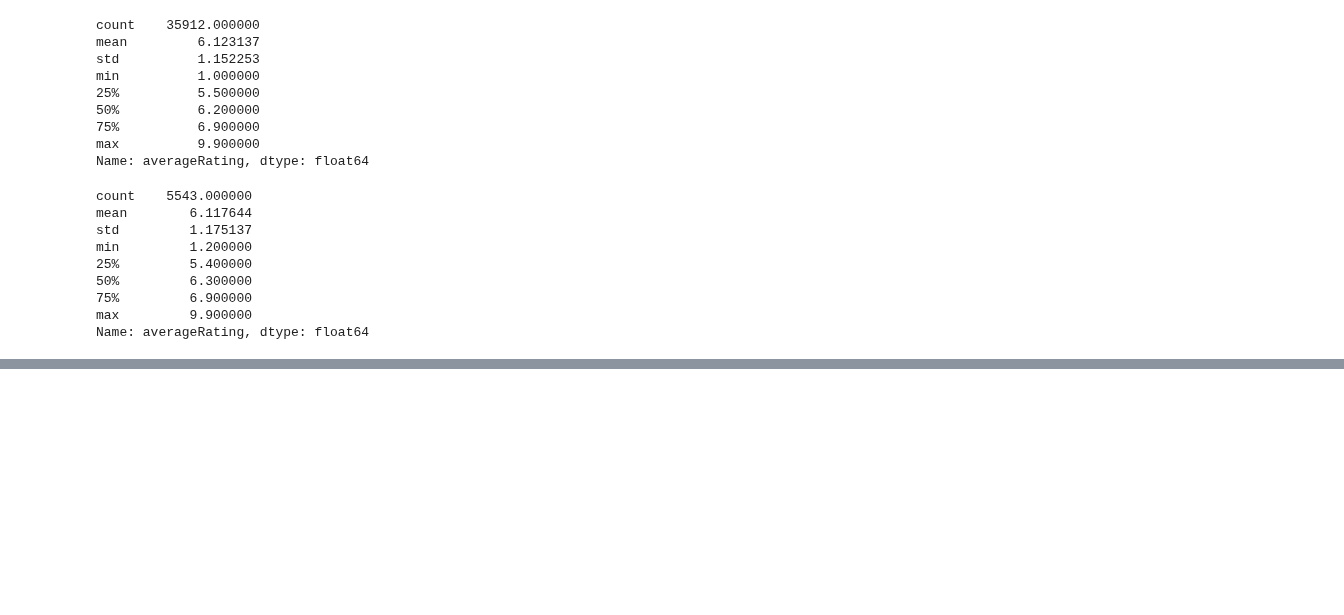
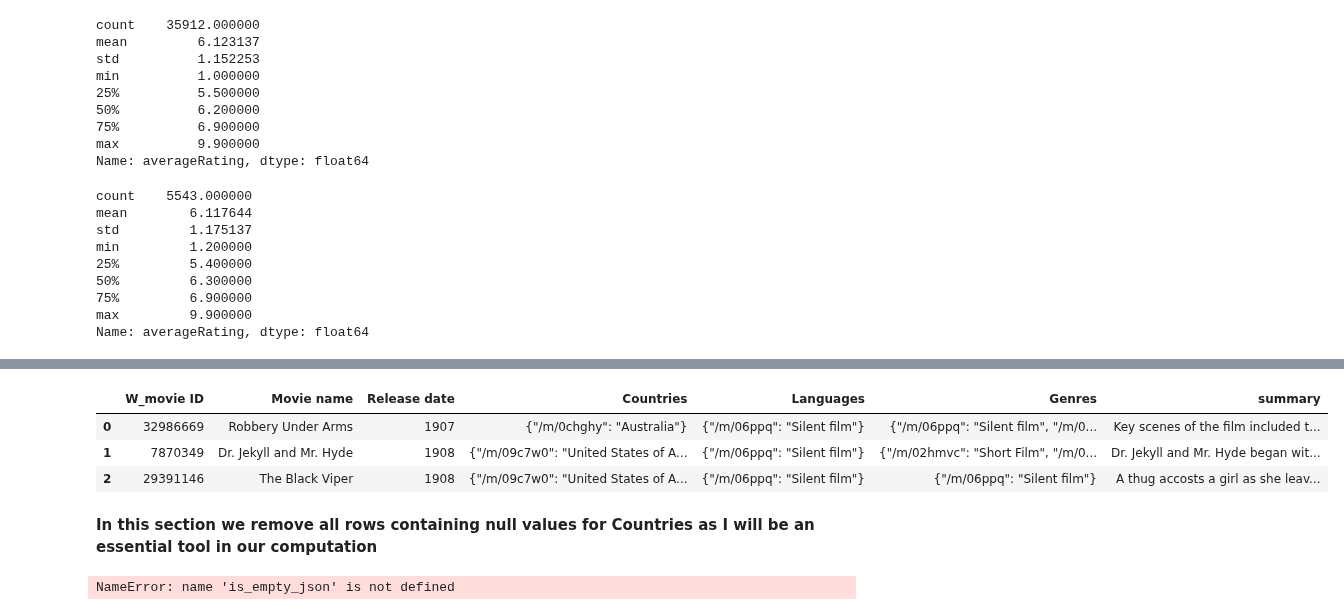
Before and after one commit to epfl-ada/ada-2023-project-boat2023, a Jupyter notebook: projectADA.ipynb, the cells around one changed output, grey strips where cells are left out. Cells and saved outputs as stored; diff of their text form; code cells hidden in the pictures; blank space fills up the shorter version.

```diff
--- a/projectADA.ipynb
+++ b/projectADA.ipynb
@@ -258,0 +268,18 @@ Name: averageRating, dtype: float64
+# %%
+df_plot = m_plot.rename(columns={0: 'W_movie ID', 1: 'summary'})
+df_for_topics = pd.merge(terrorism_movies, df_plot, on='W_movie ID', how='inner')
+df_for_topics.drop('Box office revenue', axis =1, inplace=True)
+df_for_topics.head(3)
+# %% [output]
+|  | W_movie ID | Movie name | Release date | Countries | Languages | Genres | summary |
+| 0 | 32986669 | Robbery Under Arms | 1907 | {"/m/0chghy": "Australia"} | {"/m/06ppq": "Silent film"} | {"/m/06ppq": "Silent film", "/m/0... | Key scenes of the film included t... |
+| 1 | 7870349 | Dr. Jekyll and Mr. Hyde | 1908 | {"/m/09c7w0": "United States of A... | {"/m/06ppq": "Silent film"} | {"/m/02hmvc": "Short Film", "/m/0... | Dr. Jekyll and Mr. Hyde began wit... |
+| 2 | 29391146 | The Black Viper | 1908 | {"/m/09c7w0": "United States of A... | {"/m/06ppq": "Silent film"} | {"/m/06ppq": "Silent film"} | A thug accosts a girl as she leav... |
+# %% [markdown]
+**In this section we remove all rows containing null values for Countries as I will be an essential tool in our computation**
+# %%
+contains_empty_json = df_for_topics['Countries'].apply(is_empty_json)
+filtered_df_for_topics = df_for_topics[~contains_empty_json]
+filtered_df_for_topics.shape[0]
+# %% [output]
+NameError: name 'is_empty_json' is not defined
```
Also changed, not shown: parts of 14 cells of this notebook, 1 other file.
